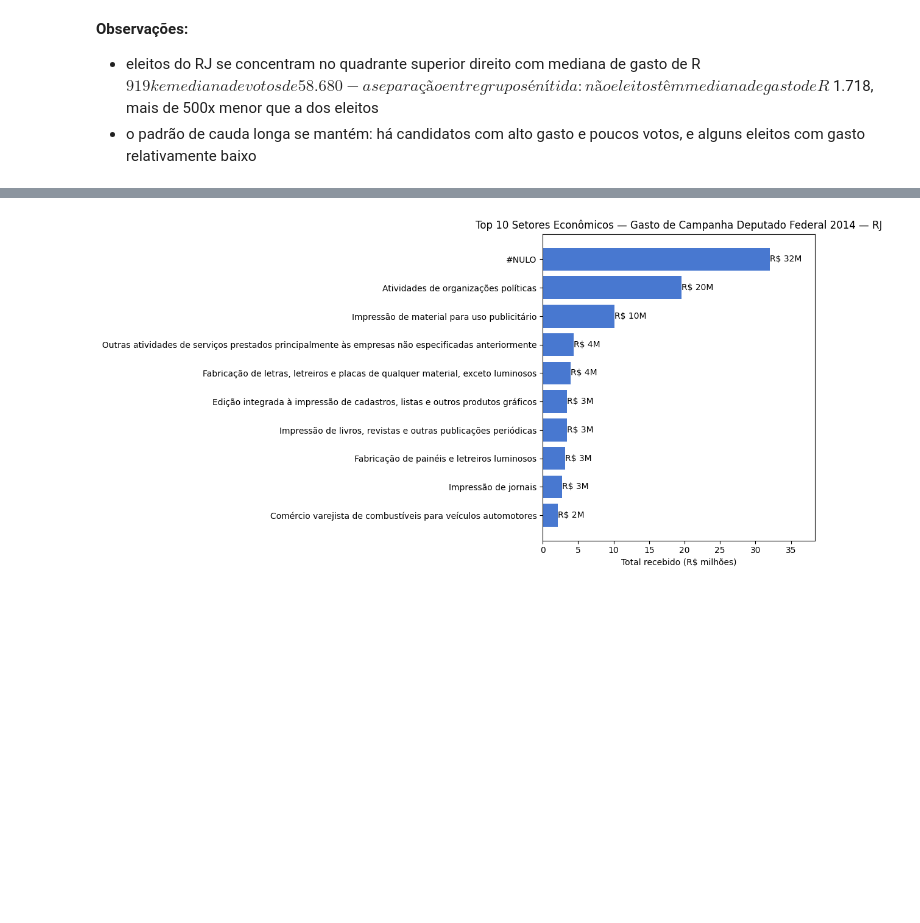
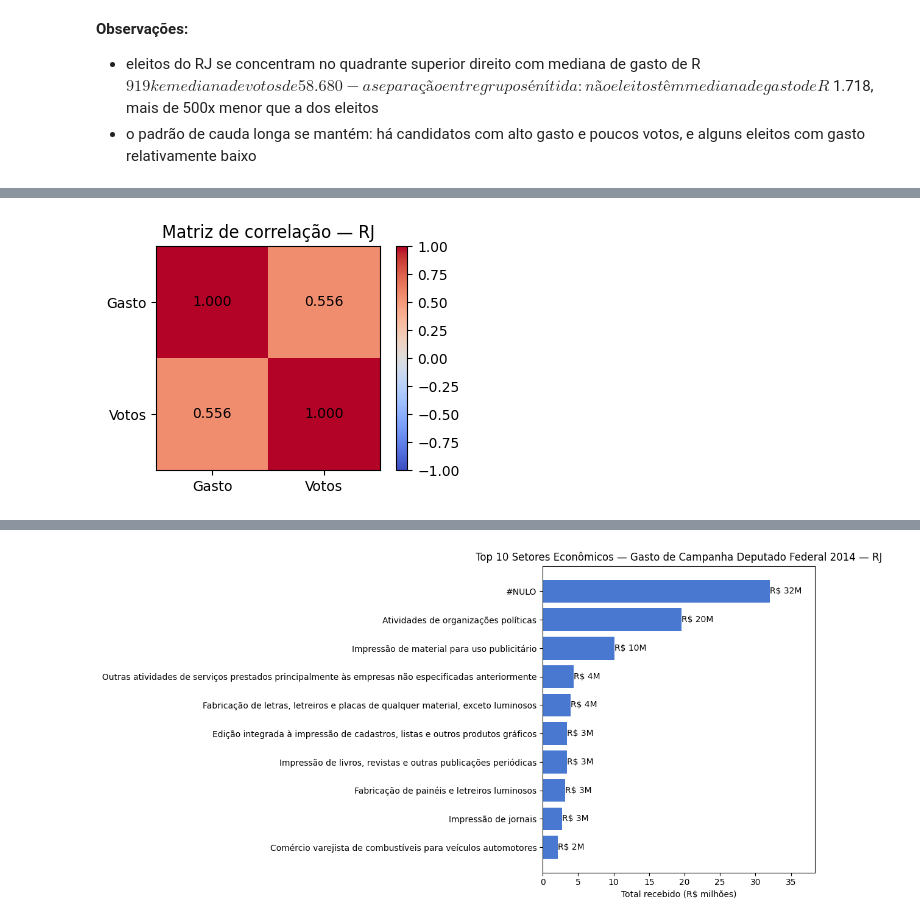
Before and after one commit to heitorctmba/MBA-01-estatistica-projeto_final, a Jupyter notebook: elections.ipynb, the cells around one changed output, grey strips where cells are left out. Saved outputs shown, nothing was run; the diff lists cells and outputs as text; code cells hidden in the pictures; blank space fills up the shorter version.

Commit message:
adiciona correlacao

```diff
--- a/elections.ipynb
+++ b/elections.ipynb
@@ -1161,0 +1236,12 @@ Tabela 4.5 - Gasto e Votos por Resultado Eleitoral — RJ
+# %%
+dados_rj = eleicoes_rj[["Gasto", "Votos"]].dropna()
+dados_rj = dados_rj[(dados_rj["Gasto"] > 0) & (dados_rj["Votos"] > 0)]
+
+r_rj, p_rj = pearsonr(dados_rj["Gasto"], dados_rj["Votos"])
+
+resultado_rj = pd.Series(
+    {"Coeficiente de Pearson (r)": round(r_rj, 3), "p-valor": round(p_rj, 4)},
+    name="Gasto × Votos — RJ"
+)
+print("Tabela 4.6.1 — Correlação de Pearson — RJ")
+display(resultado_rj.to_frame())
@@ -1161,0 +1253,17 @@ Tabela 4.5 - Gasto e Votos por Resultado Eleitoral — RJ
+# %%
+corr_rj = dados_rj[["Gasto", "Votos"]].corr()
+
+fig, ax = plt.subplots(figsize=(4, 3))
+im = ax.imshow(corr_rj, cmap="coolwarm", vmin=-1, vmax=1)
+plt.colorbar(im, ax=ax)
+ax.set_xticks(range(len(corr_rj.columns)), corr_rj.columns)
+ax.set_yticks(range(len(corr_rj.index)), corr_rj.index)
+for i in range(len(corr_rj)):
+    for j in range(len(corr_rj.columns)):
+        ax.text(j, i, f"{corr_rj.iloc[i, j]:.3f}", ha="center", va="center", color="black")
+ax.set_title("Matriz de correlação — RJ")
+plt.tight_layout()
+plt.savefig("assets/rj_matriz_correlacao.png")
+plt.show()
+# %% [output]
+[figure, added]
```
Also changed, not shown: parts of 58 cells of this notebook, 6 other files.
